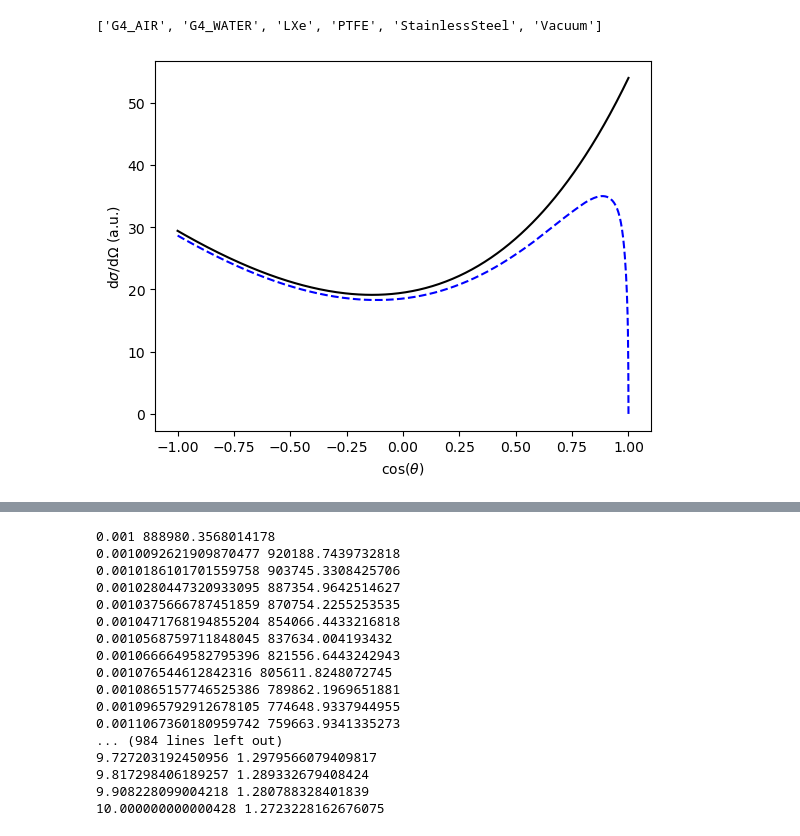
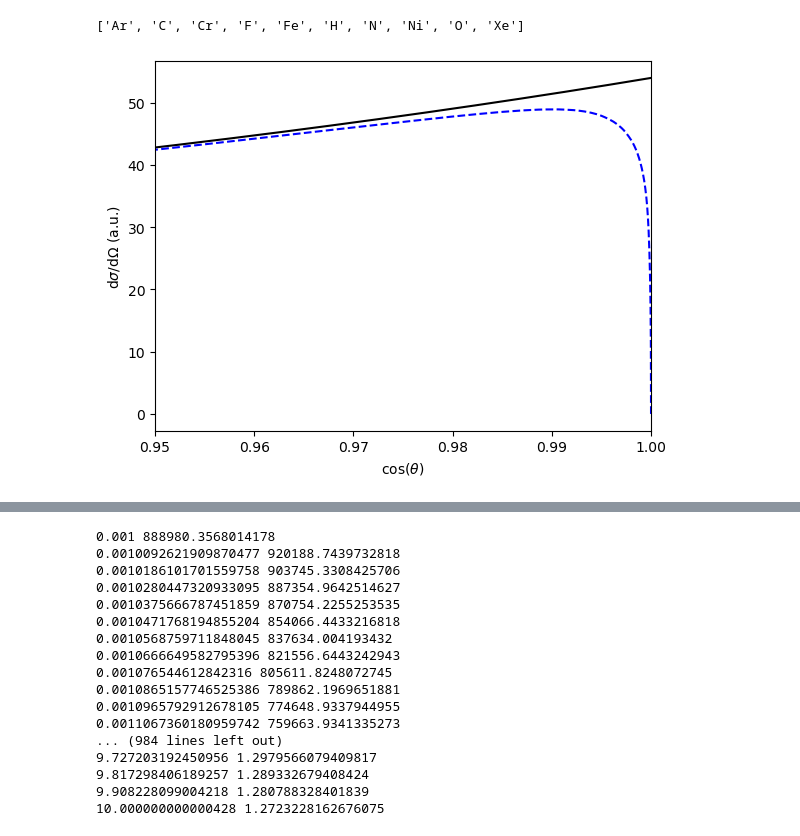
Before and after one commit to acolijn/G4FastSim, a Jupyter notebook: notebook/xsec_plot.ipynb, the cells around one changed output, grey strips where cells are left out. Drawn from its saved outputs; the diff is of its cells as text; code cells hidden in the pictures.

```diff
--- a/notebook/xsec_plot.ipynb
+++ b/notebook/xsec_plot.ipynb
@@ -7,13 +7,14 @@ gp = uproot.open("../build/G4FastSim.root:xsec")
 # %%
 cost=gp["cost"].array()
-form=gp["form"].array()
+ff=gp["ff"].array()
 mat=gp["mat"].array()
-dsig=gp["dsig"].array()
+kn=gp["kn"].array()
+z=gp["Z"].array()
 
 # print unique values from mat array
 print(np.unique(mat))
 # %% [output]
-['G4_AIR', 'G4_WATER', 'LXe', 'PTFE', 'StainlessSteel', 'Vacuum']
+['Ar', 'C', 'Cr', 'F', 'Fe', 'H', 'N', 'Ni', 'O', 'Xe']
 # %%
 def plot_klein_nishina(material):
     cut = (mat == material)
@@ -29,8 +30,10 @@ def plot_form(material):
 
     plt.xlabel("cos($\theta$)")
     plt.ylabel("Form factor (a.u.)")
-# %%
-plot_klein_nishina("LXe")
-# %% [output]
-[figure, removed]
+# %%
+plot_klein_nishina("Xe")
+plt.xlim(0.95,1)
+plt.show()
+# %% [output]
+[figure, added]
 # %%
```
Also changed, not shown: parts of 3 cells of this notebook, 9 other files.
